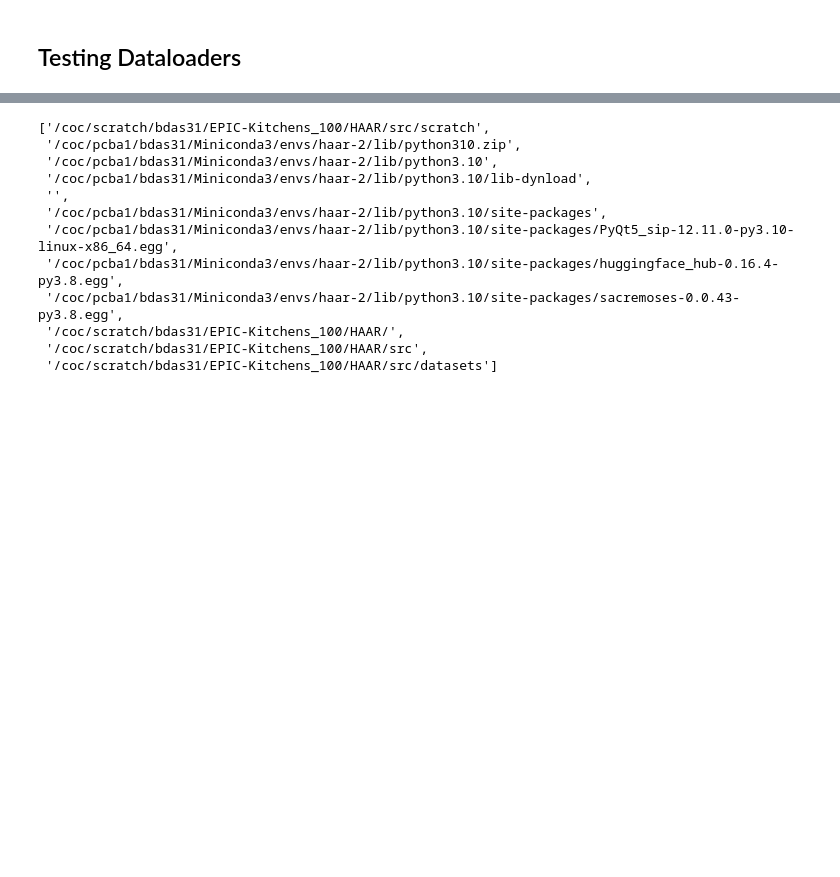
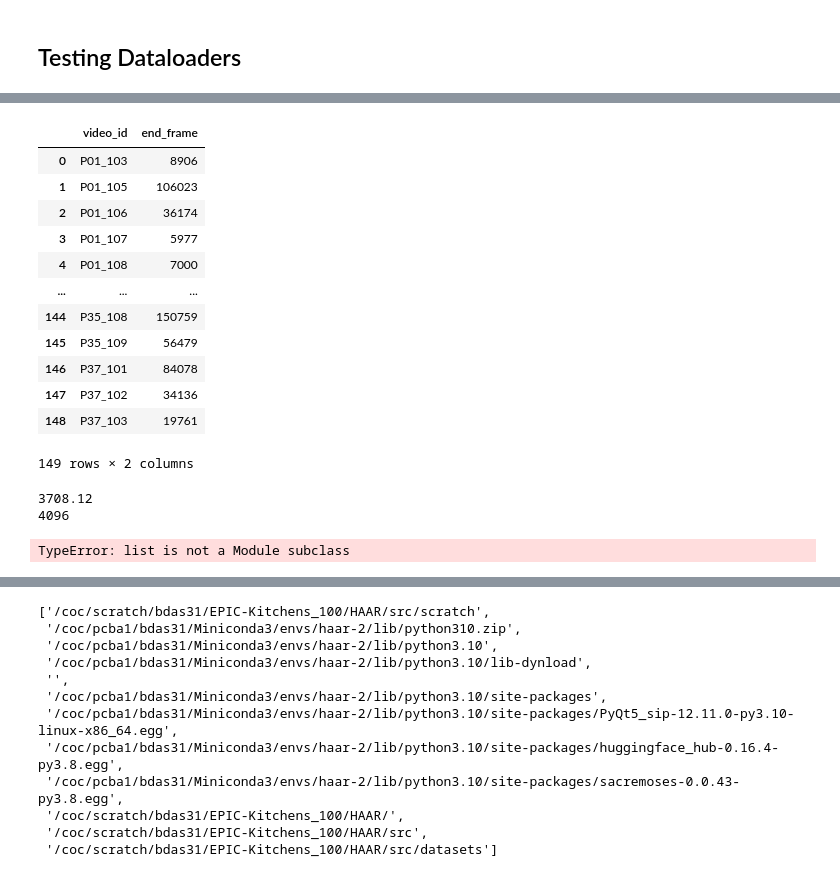
Before and after one commit to BarunKGP/HAAR, a Jupyter notebook: src/huggingface.ipynb, the cells around one changed output, grey strips where cells are left out. Drawn from its saved outputs; the diff is of its cells as text; code cells hidden in the pictures; blank space fills up the shorter version.

```diff
--- a/src/huggingface.ipynb
+++ b/src/huggingface.ipynb
@@ -6,0 +128,22 @@ from omegaconf import OmegaConf
+# %%
+df.groupby('video_id')['end_frame'].max().reset_index()
+# %% [output]
+|  | video_id | end_frame |
+| 0 | P01_103 | 8906 |
+| 1 | P01_105 | 106023 |
+| 2 | P01_106 | 36174 |
+| 3 | P01_107 | 5977 |
+| 4 | P01_108 | 7000 |
+| ... | ... | ... |
+| 144 | P35_108 | 150759 |
+| 145 | P35_109 | 56479 |
+| 146 | P37_101 | 84078 |
+| 147 | P37_102 | 34136 |
+| 148 | P37_103 | 19761 |
+149 rows × 2 columns
+# %%
+print(185406/50)
+print(2**12)
+# %% [output]
+3708.12
+4096
@@ -7,3 +173,7 @@ from omegaconf import OmegaConf
+# %%
+fn([1, 3], [1, 8, 32, 16], [8, 32, 16, 10], [3, 5, 3, 3])
+# %% [output]
+TypeError: list is not a Module subclass
 # %%
 config = OmegaConf.load('../configs/pilot_config.yaml')
 # print(OmegaConf.to_yaml(config))
```
Also changed, not shown: parts of 16 cells of this notebook, 13 other files.
